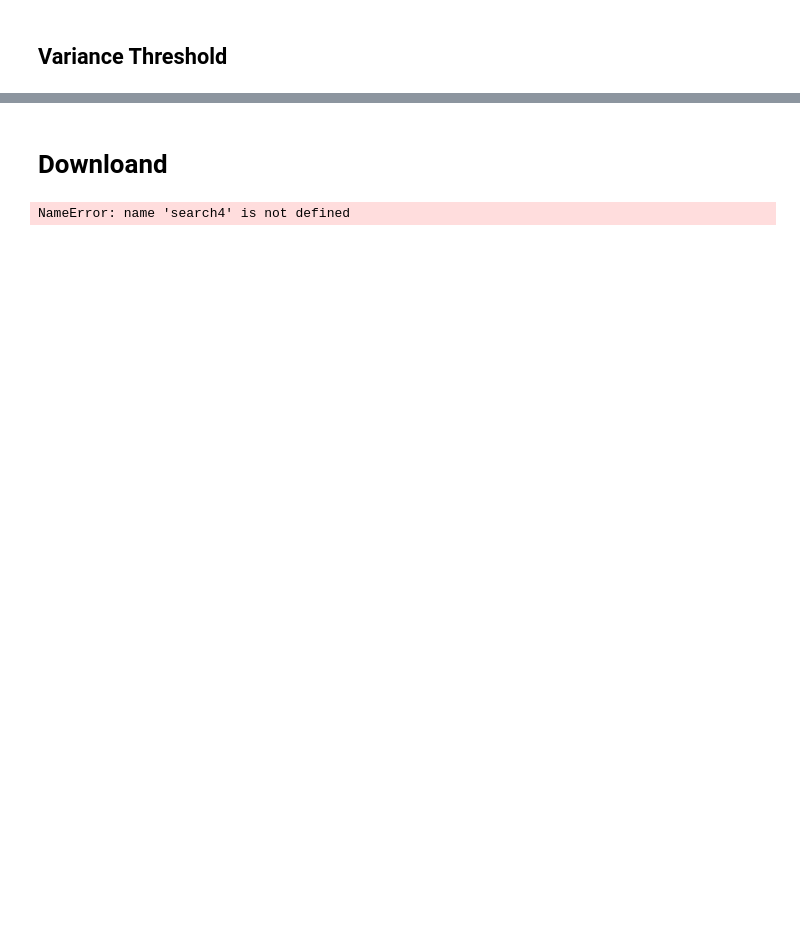
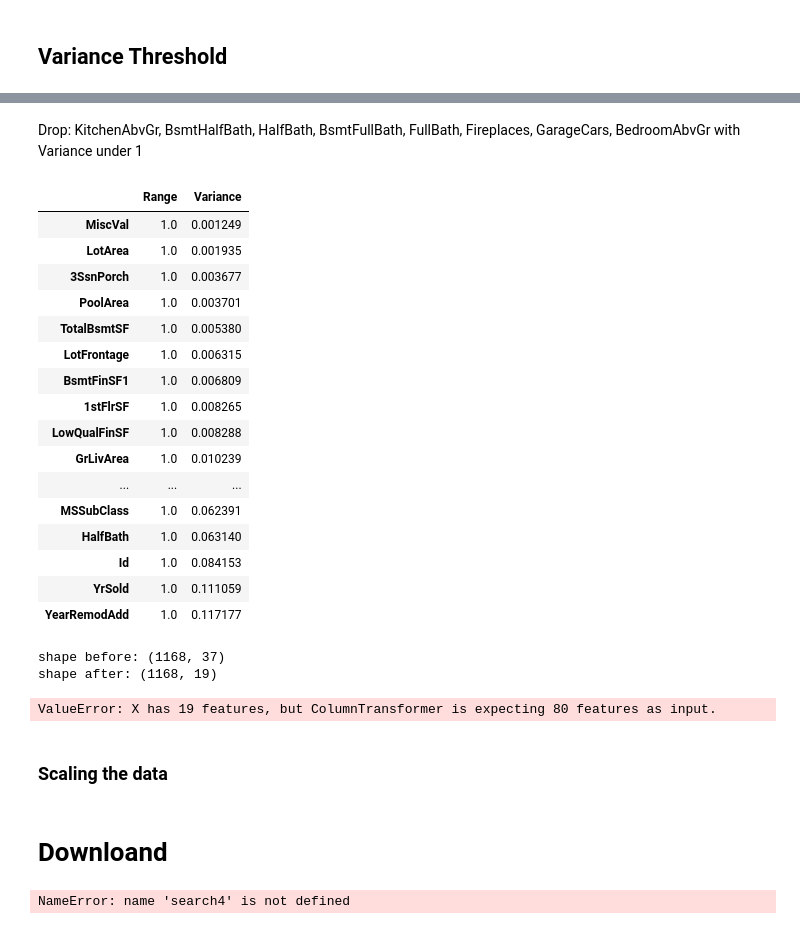
Before and after one commit to FindWhatYou/supervised_learning_project, a Jupyter notebook: 12_housing_data_regression-features.ipynb, the cells around one changed output, grey strips where cells are left out. Drawn from its saved outputs; the diff is of its cells as text; code cells hidden in the pictures; blank space fills up the shorter version.

```diff
--- a/12_housing_data_regression-features.ipynb
+++ b/12_housing_data_regression-features.ipynb
@@ -433,0 +457,42 @@ range_var_df[range_var_df['Variance'] >=0 ]
+# %% [markdown]
+Drop: KitchenAbvGr, BsmtHalfBath, HalfBath, BsmtFullBath, FullBath, Fireplaces, GarageCars, BedroomAbvGr with Variance under 1
+# %%
+# Initialize the scaler.
+my_scaler = MinMaxScaler().set_output(transform="pandas")
+
+# Fit the scaler to X_train and fit_transform the values.
+X_scaled = my_scaler.fit_transform(X_train_num)
+
+(
+  pd.DataFrame({
+  'Range': X_scaled.max() - X_scaled.min(),
+  'Variance': X_scaled.var()})
+  .sort_values(by='Variance')
+)
+# %% [output]
+|  | Range | Variance |
+| MiscVal | 1.0 | 0.001249 |
+| LotArea | 1.0 | 0.001935 |
+| 3SsnPorch | 1.0 | 0.003677 |
+| PoolArea | 1.0 | 0.003701 |
+| TotalBsmtSF | 1.0 | 0.005380 |
+| LotFrontage | 1.0 | 0.006315 |
+| BsmtFinSF1 | 1.0 | 0.006809 |
+| 1stFlrSF | 1.0 | 0.008265 |
+| LowQualFinSF | 1.0 | 0.008288 |
+| GrLivArea | 1.0 | 0.010239 |
+| ... | ... | ... |
+| MSSubClass | 1.0 | 0.062391 |
+| HalfBath | 1.0 | 0.063140 |
+| Id | 1.0 | 0.084153 |
+| YrSold | 1.0 | 0.111059 |
+| YearRemodAdd | 1.0 | 0.117177 |
+# %%
+selector = VarianceThreshold(threshold=0.02)
+X_var = selector.fit_transform(X_scaled)
+
+print("shape before:", X_scaled.shape)
+print("shape after:", X_var.shape)
+# %% [output]
+shape before: (1168, 37)
+shape after: (1168, 19)
@@ -434,3 +507,30 @@ range_var_df[range_var_df['Variance'] >=0 ]
+# %%
+y_test_pred_tree = search.predict(X_test_var)
+y_test_pred_knn = search2.predict(X_test_var)
+y_test_pred_rf = search3.predict(X_test_var)
+y_test_pred_SGDR = sgd_pipeline.predict(X_test_var)
+y_test_pred_lr = lr_pipeline.predict(X_test_var)
+
+
+baseline_tree_r2 = r2_score(y_test, y_test_pred_tree)
+baseline_knn_r2 = r2_score(y_test, y_test_pred_knn)
+baseline_rf = r2_score(y_test, y_test_pred_rf)
+baseline_SGDR = r2_score(y_test, y_test_pred_SGDR)
+baseline_lr = r2_score(y_test, y_test_pred_lr)
+
+
+performances.loc["varThreshold_0_02", 'decision_tree'] = round(baseline_tree_r2,3)
+performances.loc["varThreshold_0_02", 'knn'] = round(baseline_knn_r2,3)
+performances.loc["varThreshold_0_02", 'RF'] = round(baseline_rf,3)
+performances.loc["varThreshold_0_02", 'SGDR'] = round(baseline_SGDR, 2)
+performances.loc["varThreshold_0_02", 'LR'] = round(baseline_lr,3)
+
+
+performances
+# %% [output]
+ValueError: X has 19 features, but ColumnTransformer is expecting 80 features as input.
+# %% [markdown]
+### Scaling the data
 # %% [markdown]
 # Downloand
 # %%
```
Also changed, not shown: parts of 14 cells of this notebook.
